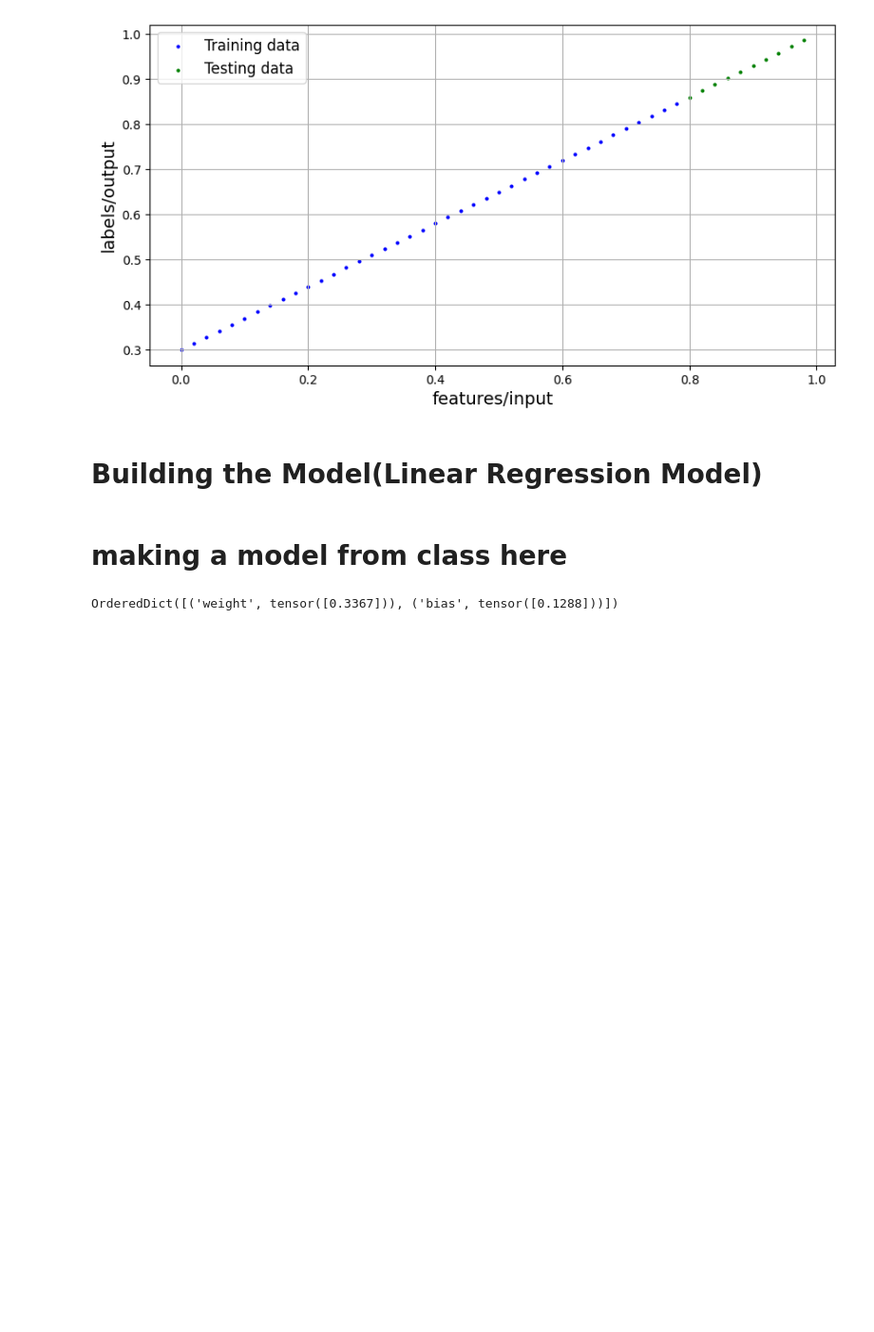
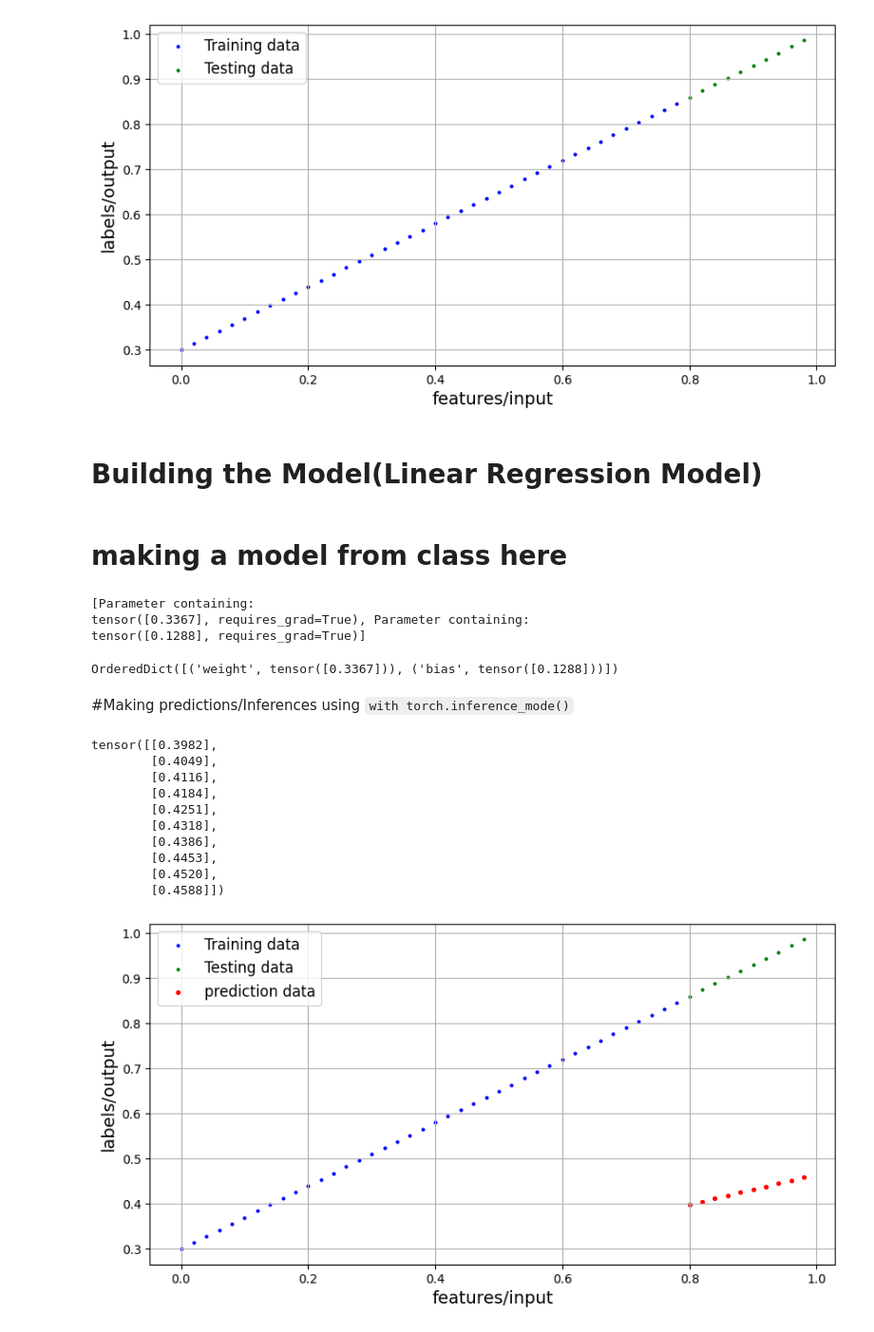
Before and after one commit to Nouman-wisal/pytorch, a Jupyter notebook: 01_pytorch_workflow_video.ipynb, the cells around one changed output. Shown at 95% size. Cells and saved outputs as stored; diff of their text form; code cells hidden in the pictures; blank space fills up the shorter version.

Commit message:
linear regression model trained and tested plus plotted.

```diff
--- a/01_pytorch_workflow_video.ipynb
+++ b/01_pytorch_workflow_video.ipynb
@@ -156,13 +142,38 @@ class LinearRegressionModel(nn.Module):
 # %% [markdown]
 # making a model from class here
 # %%
-# caling or making models from our class(subclass)
+#  making models from our subclass of nn.Module(baseClass)
 torch.manual_seed(42)
+# initializing the model
+model_0 = LinearRegressionModel()
 
-model_0 = LinearRegressionModel()
-# list(model_0.parameters())        # Checks the nn.Parameter(s) within the nn.Module subclass we created
-
+print(list(model_0.parameters()) ,"\n\n")       # Checks the nn.Parameter(s) within the nn.Module subclass we created
 # 0r this way
 model_0.state_dict()
 # %% [output]
-OrderedDict([('weight', tensor([0.3367])), ('bias', tensor([0.1288]))])
+[Parameter containing:
+tensor([0.3367], requires_grad=True), Parameter containing:
+tensor([0.1288], requires_grad=True)]
+OrderedDict([('weight', tensor([0.3367])), ('bias', tensor([0.1288]))])
+# %% [markdown]
+#Making predictions/Inferences using `with torch.inference_mode()`
+# %%
+with torch.inference_mode():    #older way was "with torch.no_grad():" but not recomended
+  y_pred = model_0(x_test)
+
+print(y_pred, "\n")
+
+# visulaizing using the scatter plot func which we created above by changing the prediction from None to y_pred
+plot_predictions(prediction=y_pred)
+# %% [output]
+tensor([[0.3982],
+        [0.4049],
+        [0.4116],
+        [0.4184],
+        [0.4251],
+        [0.4318],
+        [0.4386],
+        [0.4453],
+        [0.4520],
+        [0.4588]])
+[figure, added]
```
Also changed, not shown: parts of 10 cells of this notebook.
